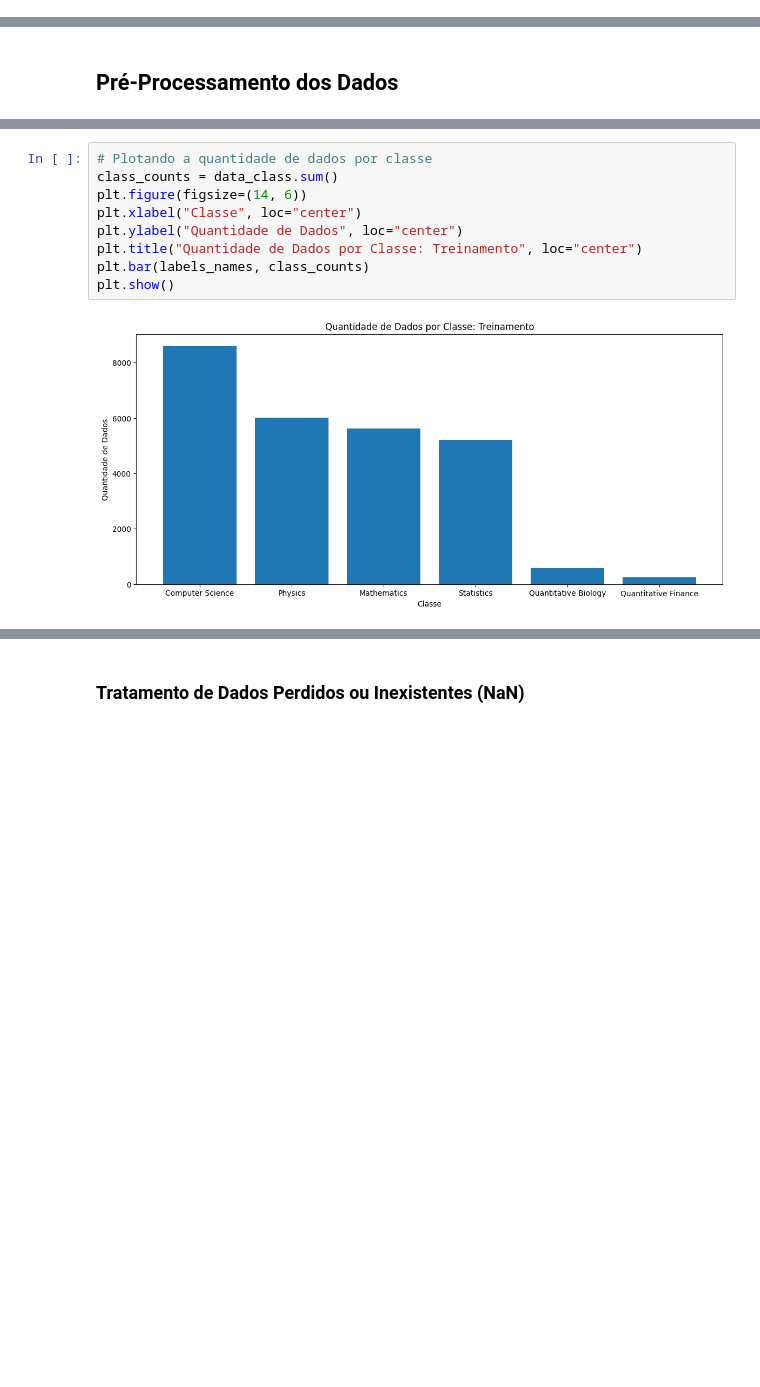
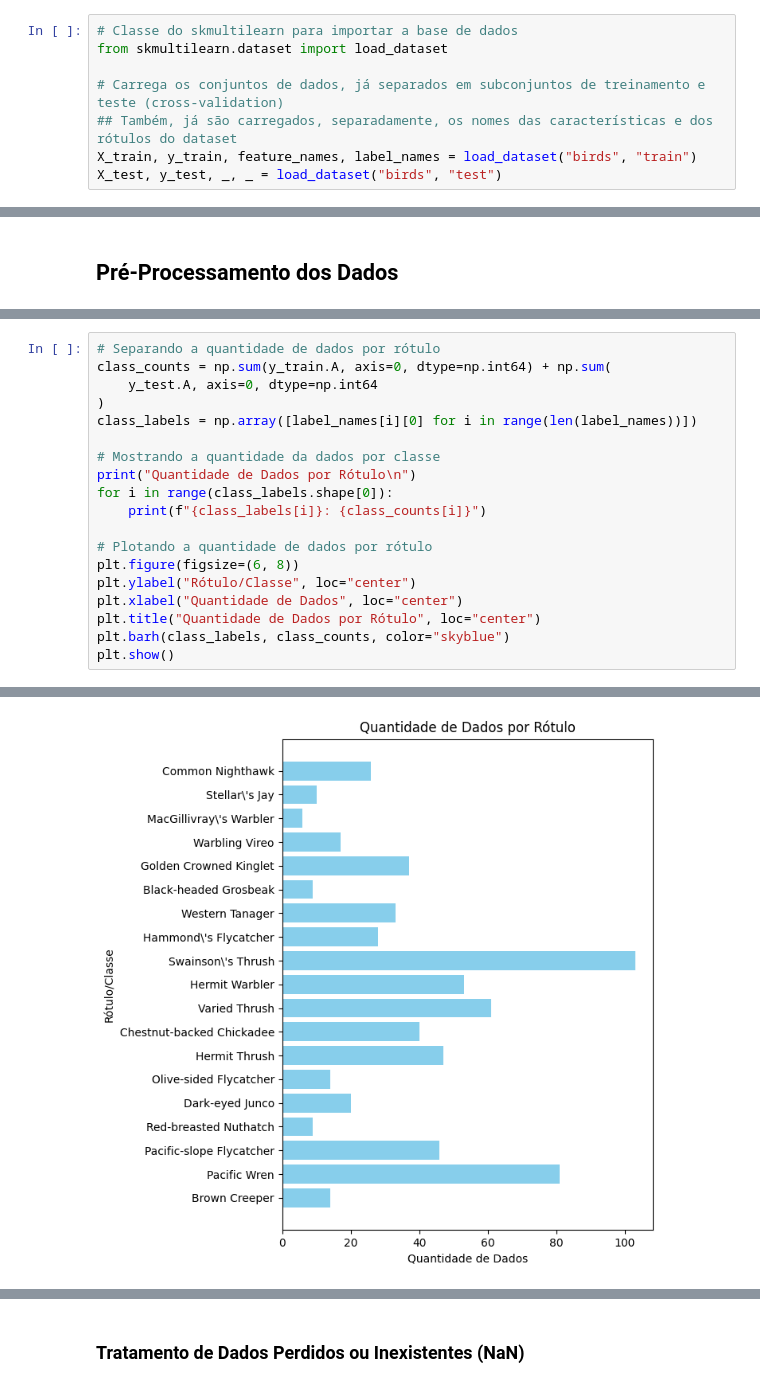
Before and after one commit to davimedio01/data-mining, a Jupyter notebook: 04. 07-12 - Atividade 4 (Multitarefas)/Atividade_04.ipynb, the cells around one changed output, grey strips where cells are left out. Cells and saved outputs as stored; diff of their text form; blank space fills up the shorter version.

Commit message:
Finish "Atividade_04" and the Data Mining!

```diff
--- a/04. 07-12 - Atividade 4 (Multitarefas)/Atividade_04.ipynb
+++ b/04. 07-12 - Atividade 4 (Multitarefas)/Atividade_04.ipynb
@@ -116,0 +93,8 @@ Quantidade de Características: 8
+# %%
+# Classe do skmultilearn para importar a base de dados
+from skmultilearn.dataset import load_dataset
+
+# Carrega os conjuntos de dados, já separados em subconjuntos de treinamento e teste (cross-validation)
+## Também, já são carregados, separadamente, os nomes das características e dos rótulos do dataset
+X_train, y_train, feature_names, label_names = load_dataset("birds", "train")
+X_test, y_test, _, _ = load_dataset("birds", "test")
@@ -142,11 +183,20 @@ A seguir, é possível visualizar a quantidade de dados por classe.
-# %%
-# Plotando a quantidade de dados por classe
-class_counts = data_class.sum()
-plt.figure(figsize=(14, 6))
-plt.xlabel("Classe", loc="center")
-plt.ylabel("Quantidade de Dados", loc="center")
-plt.title("Quantidade de Dados por Classe: Treinamento", loc="center")
-plt.bar(labels_names, class_counts)
-plt.show()
-# %% [output]
-[figure, removed]
+# %%
+# Separando a quantidade de dados por rótulo
+class_counts = np.sum(y_train.A, axis=0, dtype=np.int64) + np.sum(
+    y_test.A, axis=0, dtype=np.int64
+)
+class_labels = np.array([label_names[i][0] for i in range(len(label_names))])
+
+# Mostrando a quantidade da dados por classe
+print("Quantidade de Dados por Rótulo\n")
+for i in range(class_labels.shape[0]):
+    print(f"{class_labels[i]}: {class_counts[i]}")
+
+# Plotando a quantidade de dados por rótulo
+plt.figure(figsize=(6, 8))
+plt.ylabel("Rótulo/Classe", loc="center")
+plt.xlabel("Quantidade de Dados", loc="center")
+plt.title("Quantidade de Dados por Rótulo", loc="center")
+plt.barh(class_labels, class_counts, color="skyblue")
+plt.show()
+# %% [output]
@@ -152,0 +220 @@ plt.show()
+[figure, added]
```
Also changed, not shown: parts of 32 cells of this notebook, 9 other files.
